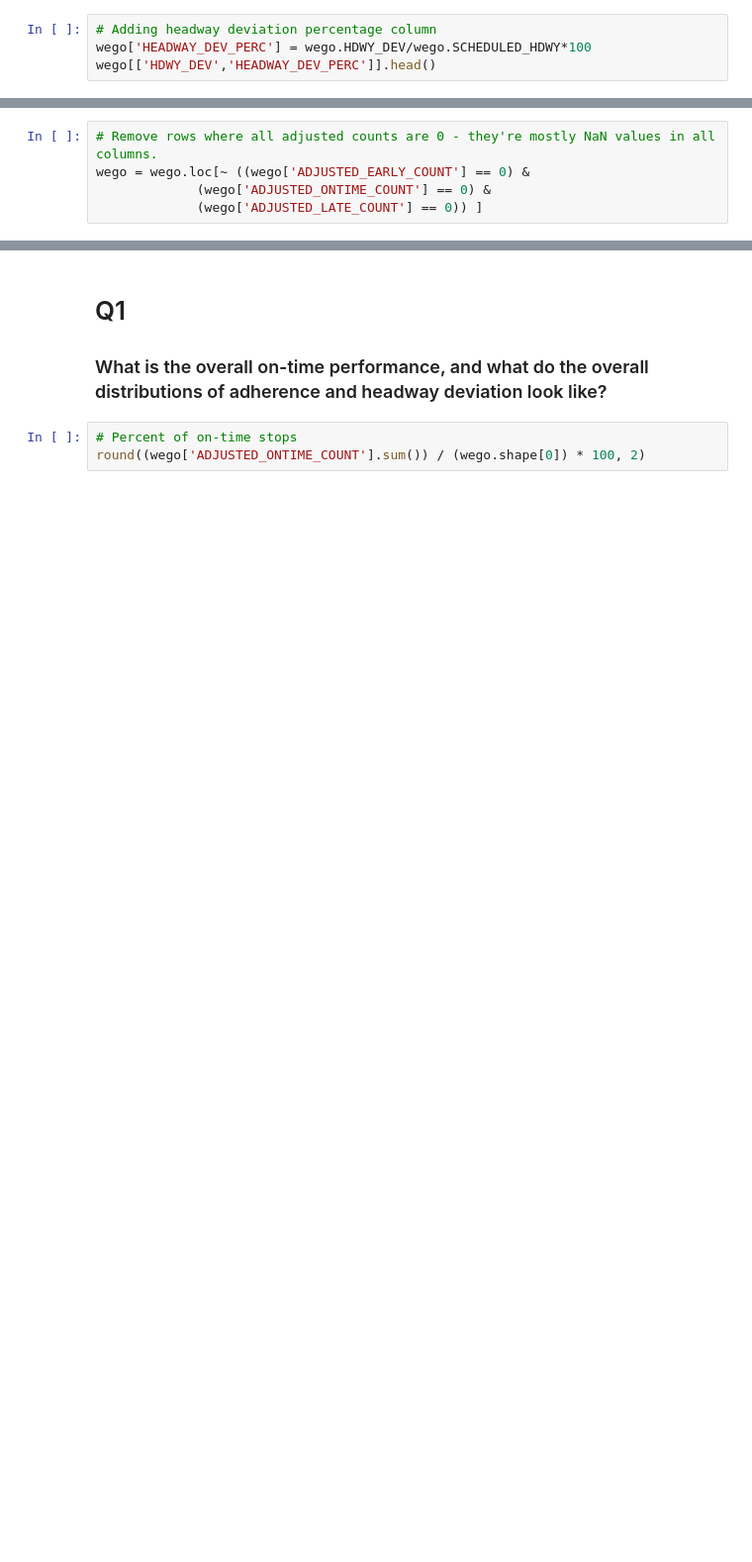
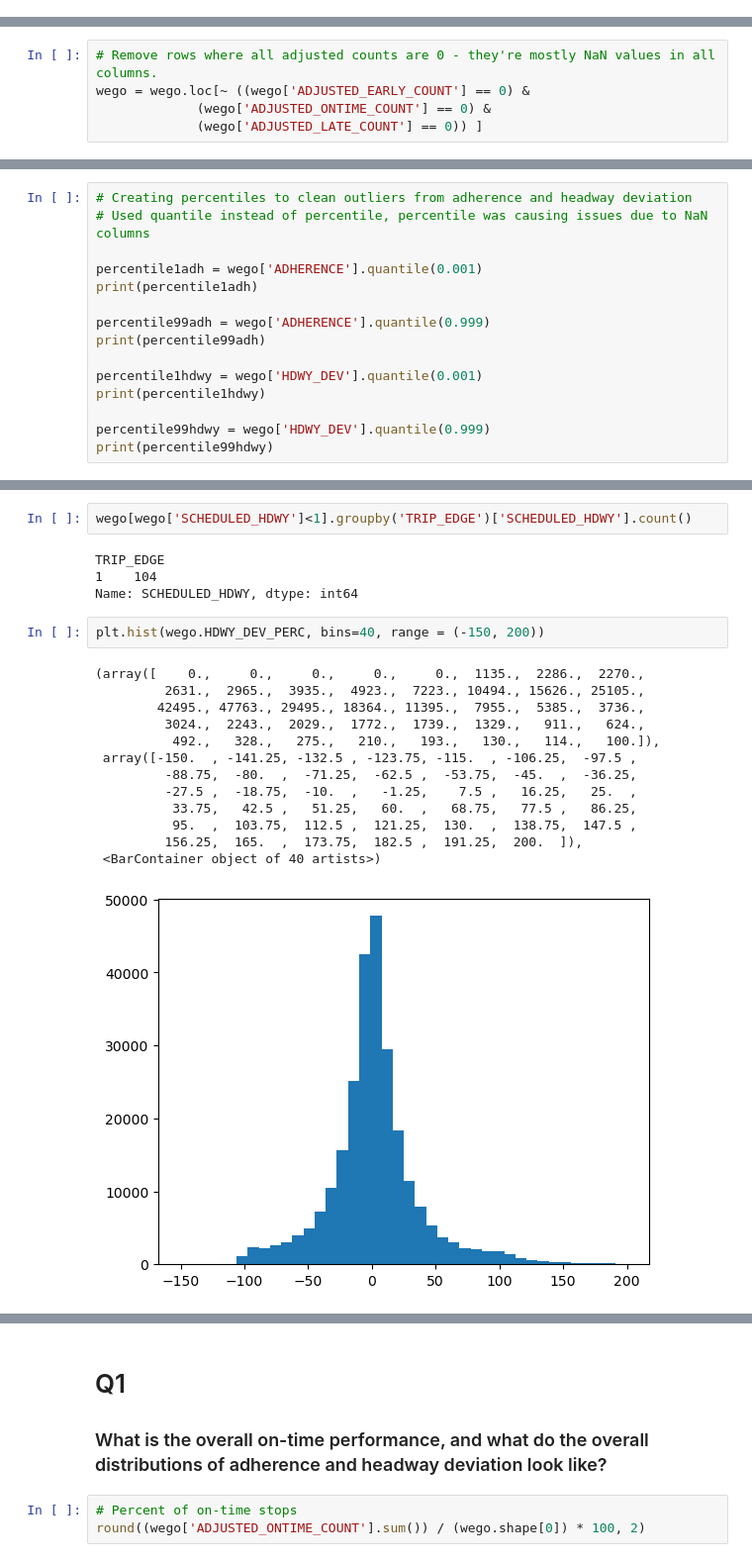
Before and after one commit to NSS-Data-Analytics-Cohort-11/wego-boomers, a Jupyter notebook: notebooks/WeGo.ipynb, the cells around one changed output, grey strips where cells are left out. Shown: that part at 99% size. Saved outputs shown, nothing was run; the diff lists cells and outputs as text; blank space fills up the shorter version.

```diff
--- a/notebooks/WeGo.ipynb
+++ b/notebooks/WeGo.ipynb
@@ -8,7 +8,3 @@ pd.set_option('display.max_columns', None)
 # %%
 # Reading in the csv
 wego = pd.read_csv("../data/wego.csv")
-# %%
-# Adding headway deviation percentage column
-wego['HEADWAY_DEV_PERC'] = wego.HDWY_DEV/wego.SCHEDULED_HDWY*100
-wego[['HDWY_DEV','HEADWAY_DEV_PERC']].head()
@@ -36,0 +19,15 @@ wego = wego.loc[~ ((wego['ADJUSTED_EARLY_COUNT'] == 0) &
+# %%
+# Creating percentiles to clean outliers from adherence and headway deviation
+# Used quantile instead of percentile, percentile was causing issues due to NaN columns
+
+percentile1adh = wego['ADHERENCE'].quantile(0.001)
+print(percentile1adh)
+
+percentile99adh = wego['ADHERENCE'].quantile(0.999)
+print(percentile99adh)
+
+percentile1hdwy = wego['HDWY_DEV'].quantile(0.001)
+print(percentile1hdwy)
+
+percentile99hdwy = wego['HDWY_DEV'].quantile(0.999)
+print(percentile99hdwy)
@@ -43,0 +56,22 @@ wego = wego[wego['PREV_SCHED_STOP_CANCELLED'] != 1.0]
+# %%
+wego[wego['SCHEDULED_HDWY']<1].groupby('TRIP_EDGE')['SCHEDULED_HDWY'].count()
+# %% [output]
+TRIP_EDGE
+1    104
+Name: SCHEDULED_HDWY, dtype: int64
+# %%
+plt.hist(wego.HDWY_DEV_PERC, bins=40, range = (-150, 200))
+# %% [output]
+(array([    0.,     0.,     0.,     0.,     0.,  1135.,  2286.,  2270.,
+         2631.,  2965.,  3935.,  4923.,  7223., 10494., 15626., 25105.,
+        42495., 47763., 29495., 18364., 11395.,  7955.,  5385.,  3736.,
+         3024.,  2243.,  2029.,  1772.,  1739.,  1329.,   911.,   624.,
+          492.,   328.,   275.,   210.,   193.,   130.,   114.,   100.]),
+ array([-150.  , -141.25, -132.5 , -123.75, -115.  , -106.25,  -97.5 ,
+         -88.75,  -80.  ,  -71.25,  -62.5 ,  -53.75,  -45.  ,  -36.25,
+         -27.5 ,  -18.75,  -10.  ,   -1.25,    7.5 ,   16.25,   25.  ,
+          33.75,   42.5 ,   51.25,   60.  ,   68.75,   77.5 ,   86.25,
+          95.  ,  103.75,  112.5 ,  121.25,  130.  ,  138.75,  147.5 ,
+         156.25,  165.  ,  173.75,  182.5 ,  191.25,  200.  ]),
+ <BarContainer object of 40 artists>)
+[figure, added]
```
Also changed, not shown: parts of 39 cells of this notebook.
